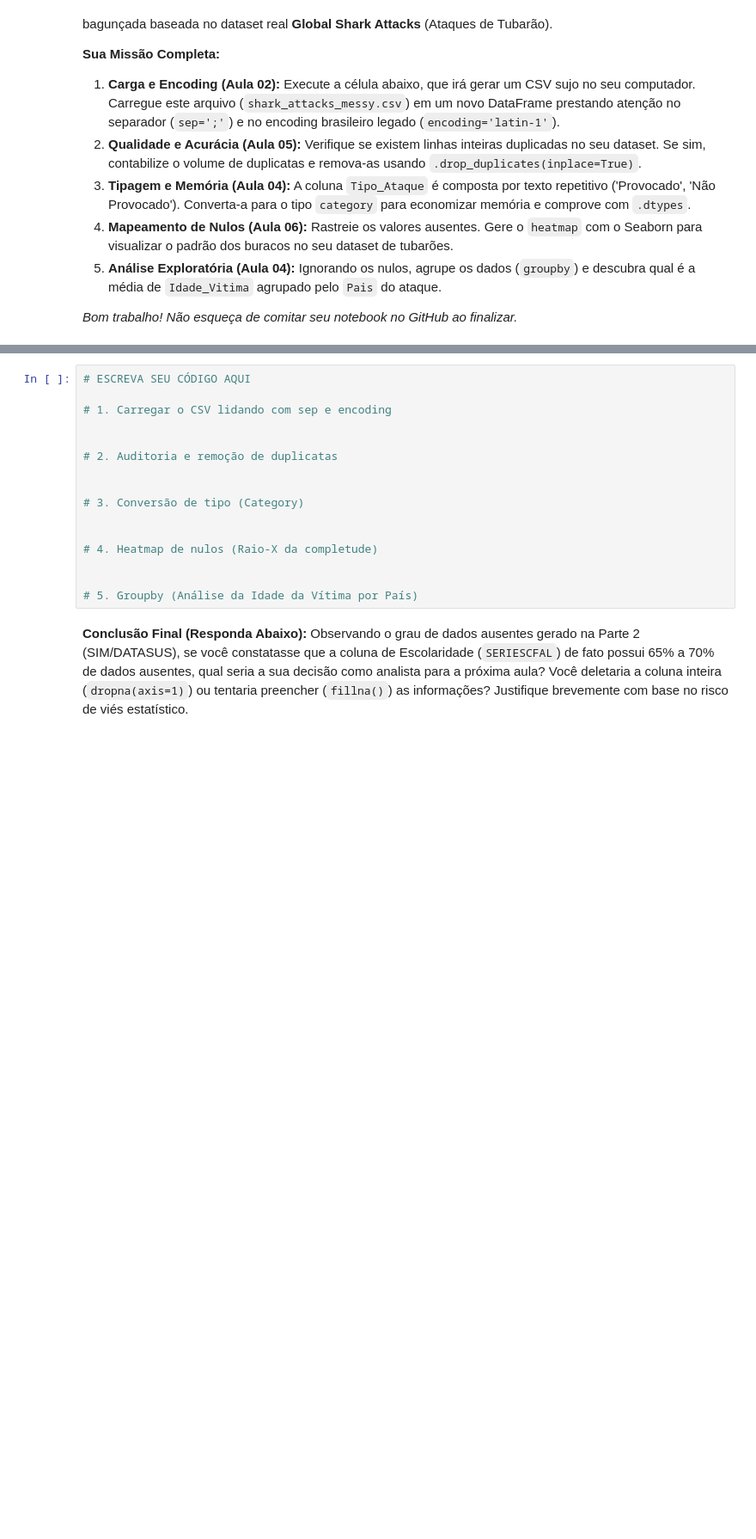
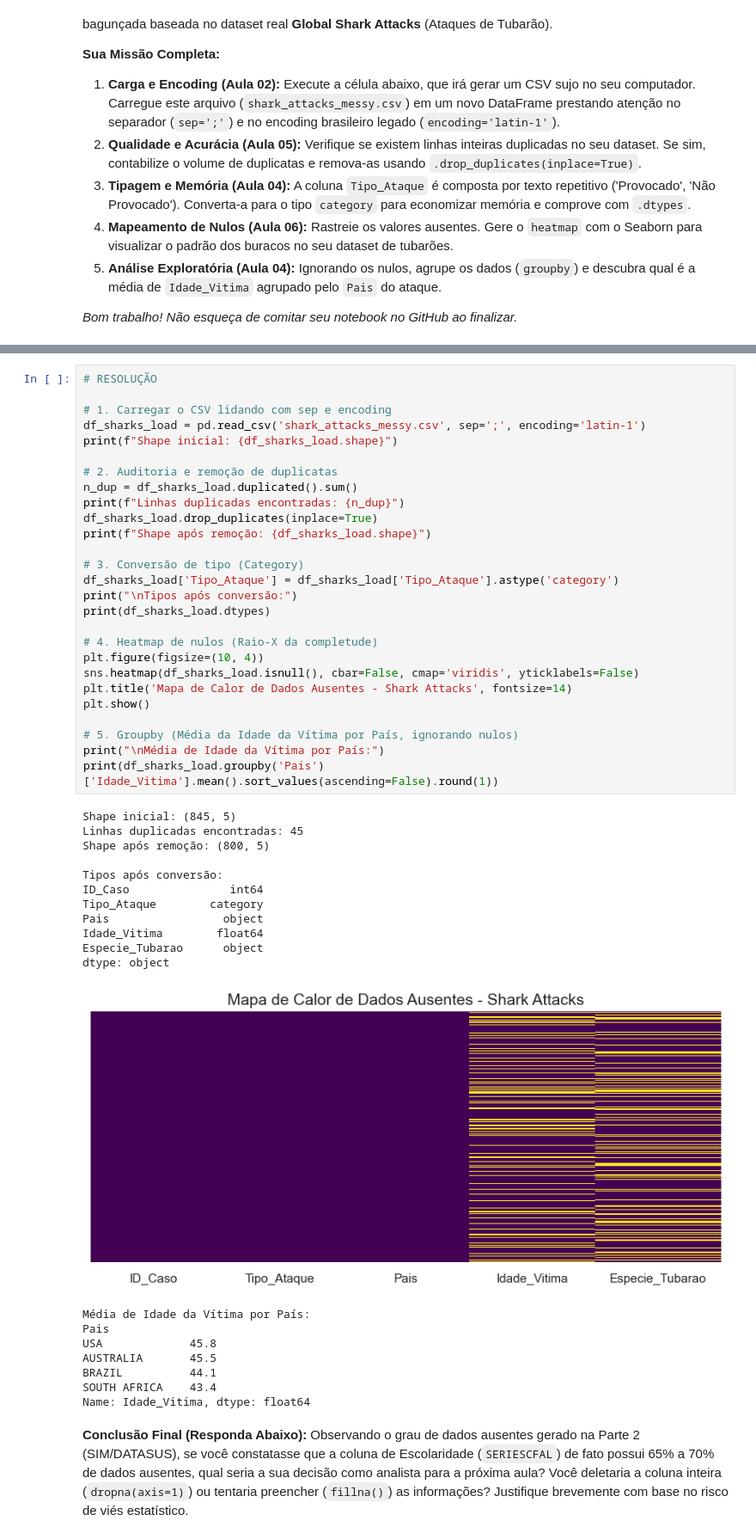
Before and after one commit to LuigiAjello/data-extraction-course, a Jupyter notebook: notebooks/Lab_04_missing_values_viz_iris_datasus.ipynb, the cells around one changed output, grey strips where cells are left out. Shown at 86% size. Cells and saved outputs as stored; diff of their text form; blank space fills up the shorter version.

```diff
--- a/notebooks/Lab_04_missing_values_viz_iris_datasus.ipynb
+++ b/notebooks/Lab_04_missing_values_viz_iris_datasus.ipynb
@@ -120,19 +161,50 @@ print("Arquivo 'shark_attacks_messy.csv' gerado com sucesso para o desafio!")
-# %%
-# ESCREVA SEU CÓDIGO AQUI
-
-# 1. Carregar o CSV lidando com sep e encoding
-
-
-# 2. Auditoria e remoção de duplicatas
-
-
-# 3. Conversão de tipo (Category)
-
-
-# 4. Heatmap de nulos (Raio-X da completude)
-
-
-# 5. Groupby (Análise da Idade da Vítima por País)
+# %%
+# RESOLUÇÃO
+
+# 1. Carregar o CSV lidando com sep e encoding
+df_sharks_load = pd.read_csv('shark_attacks_messy.csv', sep=';', encoding='latin-1')
+print(f"Shape inicial: {df_sharks_load.shape}")
+
+# 2. Auditoria e remoção de duplicatas
+n_dup = df_sharks_load.duplicated().sum()
+print(f"Linhas duplicadas encontradas: {n_dup}")
+df_sharks_load.drop_duplicates(inplace=True)
+print(f"Shape após remoção: {df_sharks_load.shape}")
+
+# 3. Conversão de tipo (Category)
+df_sharks_load['Tipo_Ataque'] = df_sharks_load['Tipo_Ataque'].astype('category')
+print("\nTipos após conversão:")
+print(df_sharks_load.dtypes)
+
+# 4. Heatmap de nulos (Raio-X da completude)
+plt.figure(figsize=(10, 4))
+sns.heatmap(df_sharks_load.isnull(), cbar=False, cmap='viridis', yticklabels=False)
+plt.title('Mapa de Calor de Dados Ausentes - Shark Attacks', fontsize=14)
+plt.show()
+
+# 5. Groupby (Média da Idade da Vítima por País, ignorando nulos)
+print("\nMédia de Idade da Vítima por País:")
+print(df_sharks_load.groupby('Pais')['Idade_Vitima'].mean().sort_values(ascending=False).round(1))
+# %% [output]
+Shape inicial: (845, 5)
+Linhas duplicadas encontradas: 45
+Shape após remoção: (800, 5)
+
+Tipos após conversão:
+ID_Caso               int64
+Tipo_Ataque        category
+Pais                 object
+Idade_Vitima        float64
+Especie_Tubarao      object
+dtype: object
+[figure, added]
+Média de Idade da Vítima por País:
+Pais
+USA             45.8
+AUSTRALIA       45.5
+BRAZIL          44.1
+SOUTH AFRICA    43.4
+Name: Idade_Vitima, dtype: float64
 # %% [markdown]
 **Conclusão Final (Responda Abaixo):**
 Observando o grau de dados ausentes gerado na Parte 2 (SIM/DATASUS), se você constatasse que a coluna de Escolaridade (`SERIESCFAL`) de fato possui 65% a 70% de dados ausentes, qual seria a sua decisão como analista para a próxima aula? Você deletaria a coluna inteira (`dropna(axis=1)`) ou tentaria preencher (`fillna()`) as informações? Justifique brevemente com base no risco de viés estatístico.
```
Also changed, not shown: parts of 5 cells of this notebook, 8 other files.
